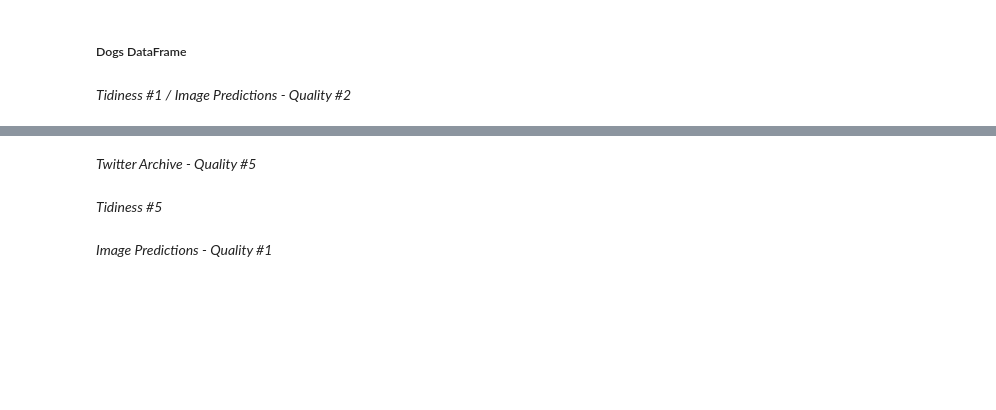
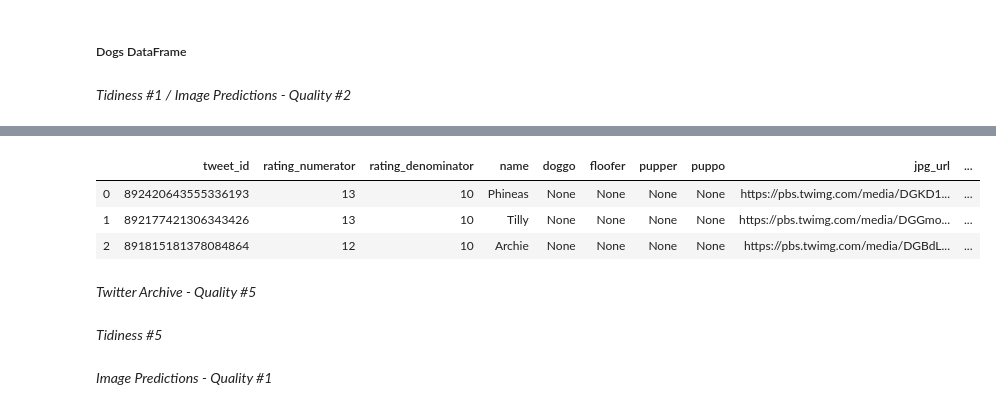
Before and after one commit to Nevesgmd/WeRateDogs-twitter-analysis, a Jupyter notebook: wrangle_act.ipynb, the cells around one changed output, grey strips where cells are left out. Drawn from its saved outputs; the diff is of its cells as text; code cells hidden in the pictures; blank space fills up the shorter version.

Commit message:
feat: tweets table tested
All the cleaning code to create tweets_df is tested.

```diff
--- a/wrangle_act.ipynb
+++ b/wrangle_act.ipynb
@@ -762,3 +848,11 @@ dogs_df.head()
+# %%
+# Test if dogs_df just have informations about the tweeted dogs
+dogs_df.head(3)
+# %% [output]
+|  | tweet_id | rating_numerator | rating_denominator | name | doggo | floofer | pupper | puppo | jpg_url | ... |
+| 0 | 892420643555336193 | 13 | 10 | Phineas | None | None | None | None | https://pbs.twimg.com/media/DGKD1... | ... |
+| 1 | 892177421306343426 | 13 | 10 | Tilly | None | None | None | None | https://pbs.twimg.com/media/DGGmo... | ... |
+| 2 | 891815181378084864 | 12 | 10 | Archie | None | None | None | None | https://pbs.twimg.com/media/DGBdL... | ... |
 # %% [markdown]
 *Twitter Archive - Quality #5*
 # %%
```
Also changed, not shown: parts of 21 cells of this notebook.
